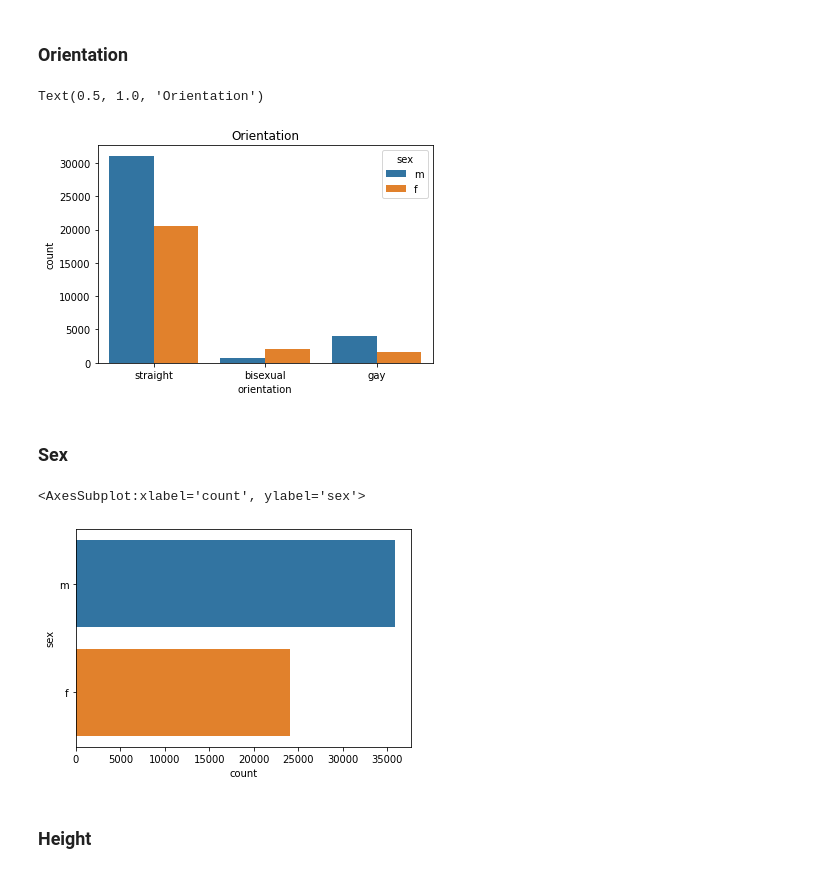
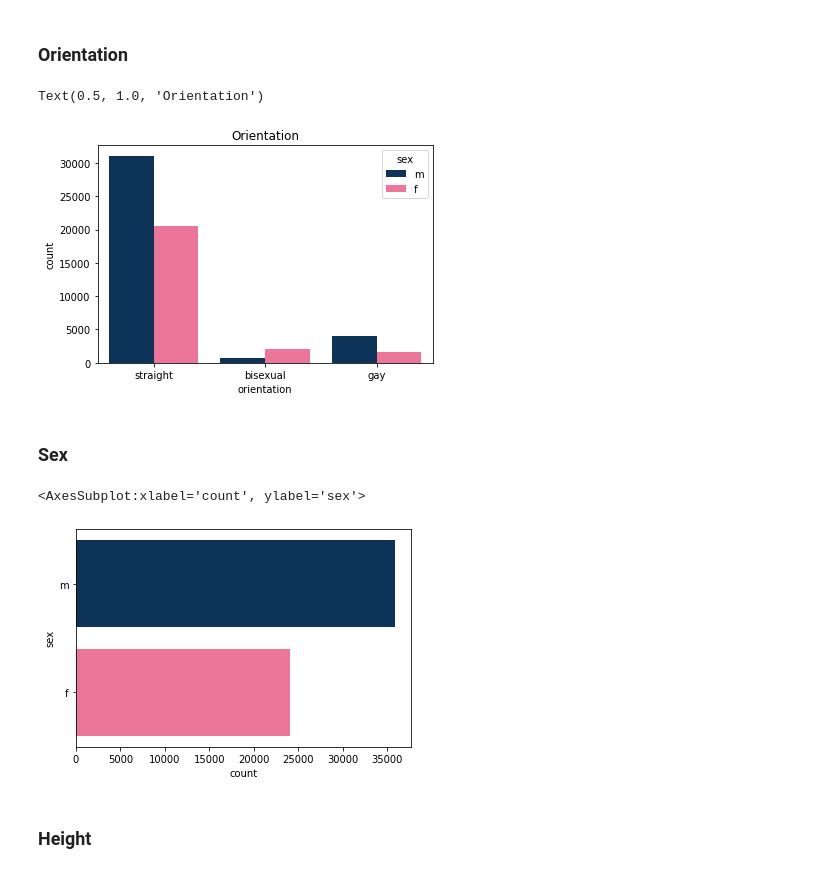
Before and after one commit to paulynamagana/OKCupid_challenge, a Jupyter notebook: date-a-scientist.ipynb, the cells around one changed output. Drawn from its saved outputs; the diff is of its cells as text; code cells hidden in the pictures.

```diff
--- a/date-a-scientist.ipynb
+++ b/date-a-scientist.ipynb
@@ -91,3 +92,11 @@ dtypes: float64(1), int64(2), object(28)
 memory usage: 14.2+ MB
 # %% [markdown]
 `profiles` has 59,946 rows and 31 columns, this is a good sign since there seems to be enough data for machine learning.
+# %%
+# set palette
+palette = ["#003366", "#FF6392"]
+
+sns.palplot(["#003366", "#FF6392", "#f5f5f1"])
+plt.title("OkCupid palette ", loc='left',
+          fontfamily='serif', fontsize=15, y=1.2)
+plt.show()
@@ -245,19 +296,19 @@ pd.DataFrame(profiles["Age_group"].value_counts(normalize=True, dropna=False))
 # %% [markdown]
 ### Orientation
 # %%
-profiles["orientation"].value_counts(normalize=True, dropna=False)
-sns.countplot(profiles["orientation"], hue=profiles["sex"])
+profiles["orientation"].value_counts(normalize=True)
+sns.countplot(profiles["orientation"], hue=profiles["sex"], palette=palette)
 plt.title("Orientation")
 # %% [output]
 Text(0.5, 1.0, 'Orientation')
-[figure, old version]
+[figure, new version]
 # %% [markdown]
 ### Sex
 # %%
-sns.countplot(y =profiles.sex)
+sns.countplot(y =profiles.sex, palette=palette)
 # %% [output]
 <AxesSubplot:xlabel='count', ylabel='sex'>
-[figure, old version]
+[figure, new version]
 # %% [markdown]
 ### Height
 # %%
```
Also changed, not shown: parts of 18 cells of this notebook.
